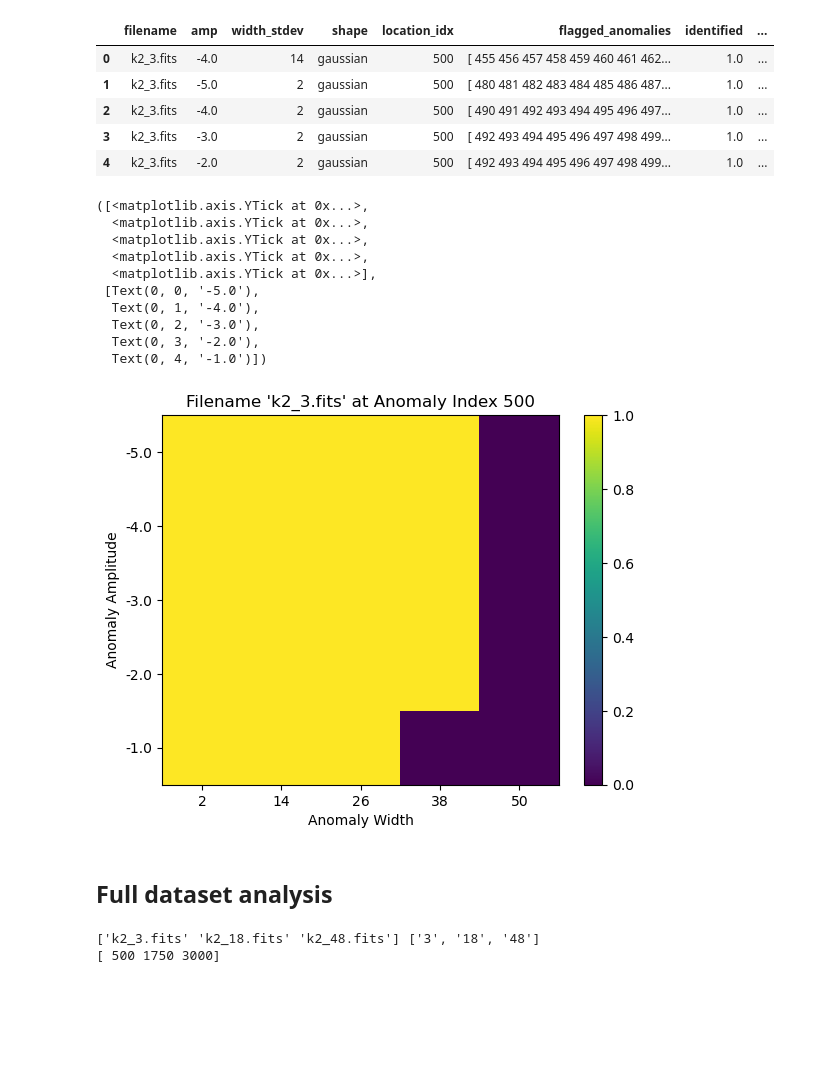
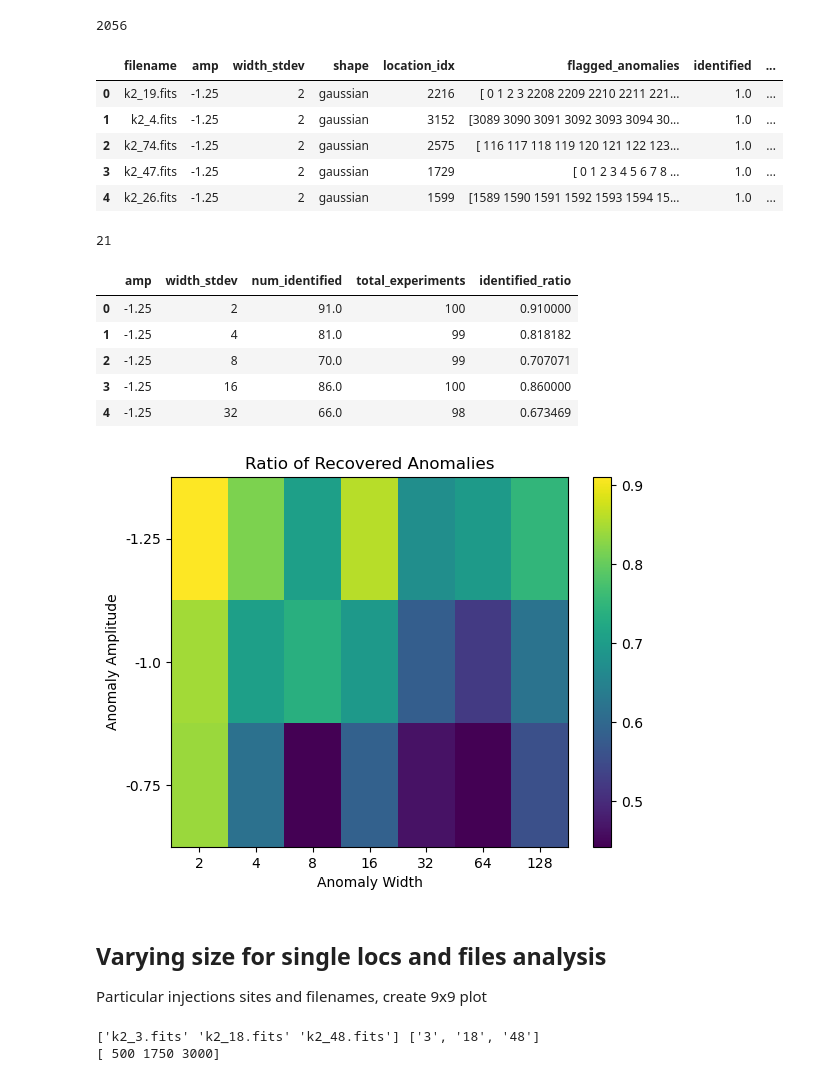
Before and after one commit to linneawolniewicz/dipper-detection, a Jupyter notebook: scripts/analyze.ipynb, the cells around one changed output. Cells and saved outputs as stored; diff of their text form; code cells hidden in the pictures; blank space fills up the shorter version.

```diff
--- a/scripts/analyze.ipynb
+++ b/scripts/analyze.ipynb
@@ -7,46 +8,54 @@ import pandas as pd
 # %%
 data_dir = "../results/"
-data_file = "gp_varying_anomaly_size_results.csv"
+data_name = "gp_vary_size_100_repeats"
 
-results = pd.read_csv(data_dir + data_file)
+results = pd.read_csv(data_dir + data_name + ".csv")
+print(len(results))
 results.head()
 # %% [output]
+2056
 |  | filename | amp | width_stdev | shape | location_idx | flagged_anomalies | identified | ... |
-| 0 | k2_3.fits | -4.0 | 14 | gaussian | 500 | [ 455 456 457 458 459 460 461 462... | 1.0 | ... |
-| 1 | k2_3.fits | -5.0 | 2 | gaussian | 500 | [ 480 481 482 483 484 485 486 487... | 1.0 | ... |
-| 2 | k2_3.fits | -4.0 | 2 | gaussian | 500 | [ 490 491 492 493 494 495 496 497... | 1.0 | ... |
-| 3 | k2_3.fits | -3.0 | 2 | gaussian | 500 | [ 492 493 494 495 496 497 498 499... | 1.0 | ... |
-| 4 | k2_3.fits | -2.0 | 2 | gaussian | 500 | [ 492 493 494 495 496 497 498 499... | 1.0 | ... |
+| 0 | k2_19.fits | -1.25 | 2 | gaussian | 2216 | [ 0 1 2 3 2208 2209 2210 2211 221... | 1.0 | ... |
+| 1 | k2_4.fits | -1.25 | 2 | gaussian | 3152 | [3089 3090 3091 3092 3093 3094 30... | 1.0 | ... |
+| 2 | k2_74.fits | -1.25 | 2 | gaussian | 2575 | [ 116 117 118 119 120 121 122 123... | 1.0 | ... |
+| 3 | k2_47.fits | -1.25 | 2 | gaussian | 1729 | [ 0 1 2 3 4 5 6 7 8 ... | 1.0 | ... |
+| 4 | k2_26.fits | -1.25 | 2 | gaussian | 1599 | [1589 1590 1591 1592 1593 1594 15... | 1.0 | ... |
+# %%
+# Count for each amp and width_stdev the total number of filenames and locations that were marked as identified = 1.0
+grouped = results.groupby(["amp", "width_stdev"]).agg(
+    num_identified=('identified', 'sum'),
+    total_experiments=('identified', 'count')
+).reset_index()
+
+grouped["identified_ratio"] = grouped["num_identified"] / grouped["total_experiments"]
+
+print(len(grouped))
+grouped.head()
+# %% [output]
+21
+|  | amp | width_stdev | num_identified | total_experiments | identified_ratio |
+| 0 | -1.25 | 2 | 91.0 | 100 | 0.910000 |
+| 1 | -1.25 | 4 | 81.0 | 99 | 0.818182 |
+| 2 | -1.25 | 8 | 70.0 | 99 | 0.707071 |
+| 3 | -1.25 | 16 | 86.0 | 100 | 0.860000 |
+| 4 | -1.25 | 32 | 66.0 | 98 | 0.673469 |
 # %%
-filename = "k2_3.fits"
-location = 500
-results = results[results['filename'] == filename]
-results = results[results['location_idx'] == location]
-results = results.drop_duplicates(subset=['amp', 'width_stdev'])
-
 # Plot an imshow image colored by identified_ratio, x_axis is width_stdev, y_axis is amp
-pivot = results.pivot(index='amp', columns='width_stdev', values='identified_ratio')
+pivot = grouped.pivot(index='amp', columns='width_stdev', values='identified_ratio')
 plt.imshow(pivot, cmap='viridis', interpolation='nearest', aspect='auto')
-plt.colorbar()
-plt.title(f"Filename '{filename}' at Anomaly Index {location}")
+cbar = plt.colorbar()
 plt.xlabel("Anomaly Width")
 plt.ylabel("Anomaly Amplitude")
 plt.xticks(range(len(pivot.columns)), pivot.columns)
 plt.yticks(range(len(pivot.index)), pivot.index)
+plt.title("Ratio of Recovered Anomalies")
+plt.savefig(data_dir + data_name + ".png")
+plt.show()
 # %% [output]
-([<matplotlib.axis.YTick at 0x...>,
-  <matplotlib.axis.YTick at 0x...>,
-  <matplotlib.axis.YTick at 0x...>,
-  <matplotlib.axis.YTick at 0x...>,
-  <matplotlib.axis.YTick at 0x...>],
- [Text(0, 0, '-5.0'),
-  Text(0, 1, '-4.0'),
-  Text(0, 2, '-3.0'),
-  Text(0, 3, '-2.0'),
-  Text(0, 4, '-1.0')])
-[figure, old version]
+[figure, new version]
-# %% [markdown]
-## Full dataset analysis
+# %% [markdown]
+## Varying size for single locs and files analysis
+Particular injections sites and filenames, create 9x9 plot
 # %%
 data_dir = "../results/"
 data_file = "gp_varying_anomaly_size_results.csv"
```
Also changed, not shown: parts of 3 cells of this notebook, 4 other files.
